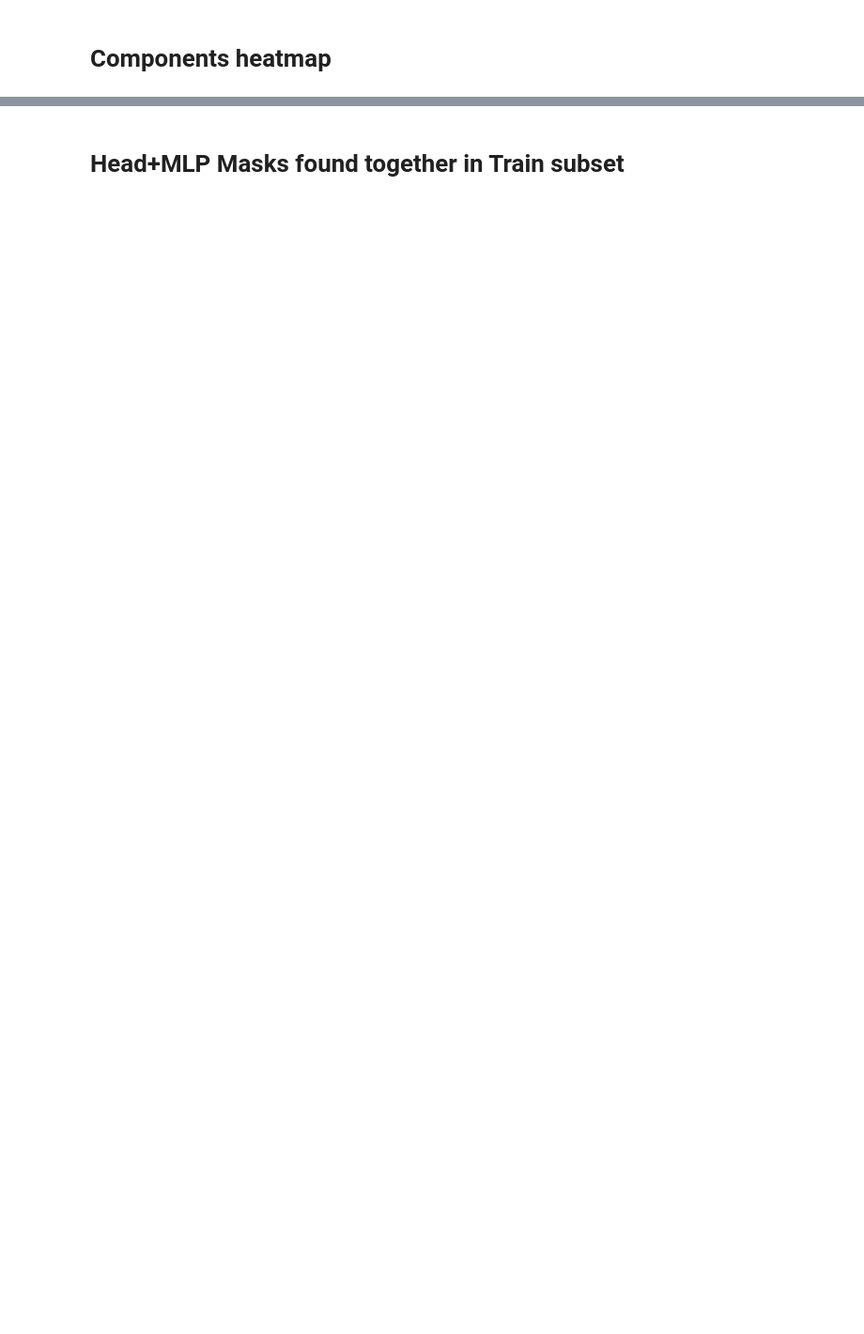
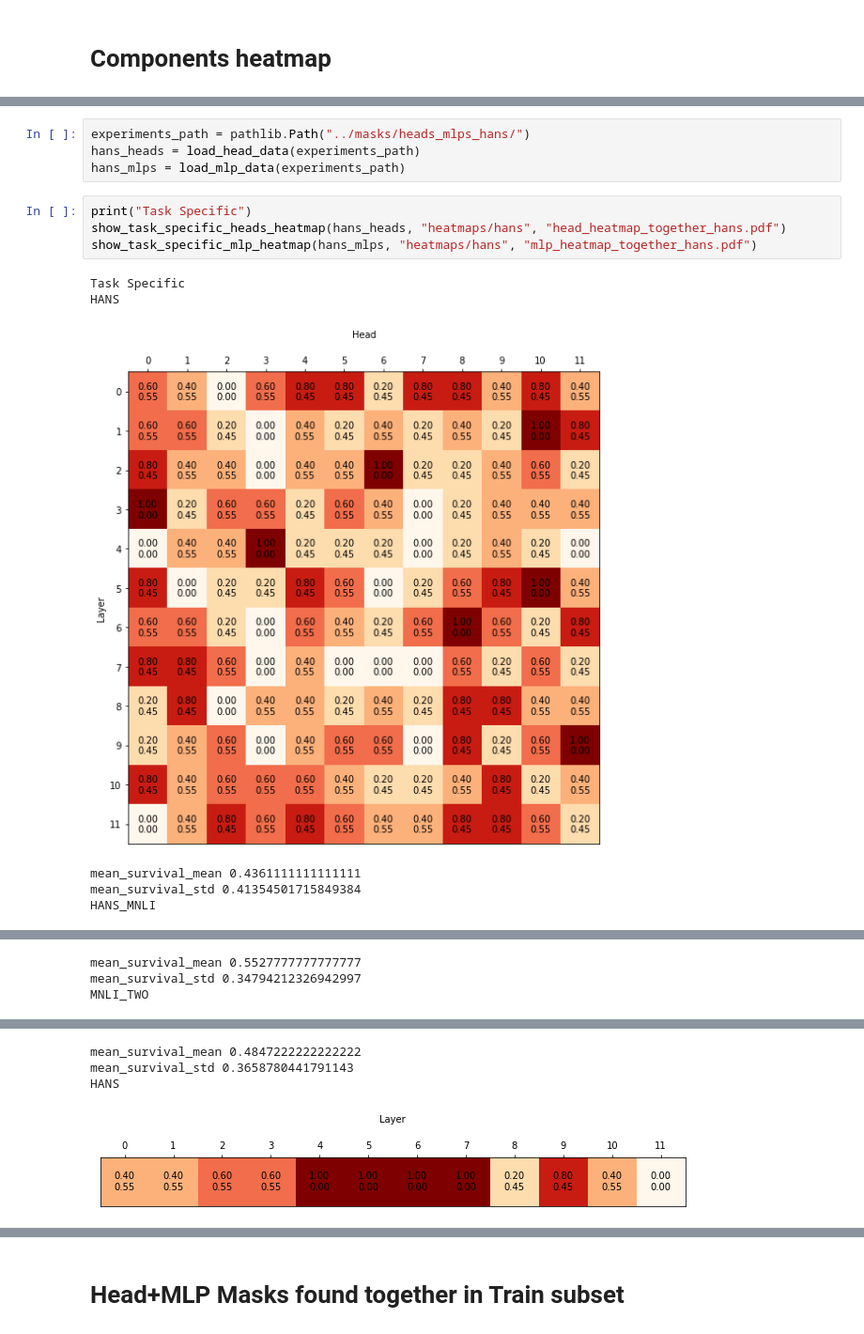
Before and after one commit to sai-prasanna/bert-experiments, a Jupyter notebook: experiment_analysis/component_heatmaps.ipynb, the cells around one changed output, grey strips where cells are left out. Shown at 94% size. Cells and saved outputs as stored; diff of their text form; blank space fills up the shorter version.

```diff
--- a/experiment_analysis/component_heatmaps.ipynb
+++ b/experiment_analysis/component_heatmaps.ipynb
@@ -175,0 +252,15 @@ show_task_specific_mlp_heatmap(n_mlp_data, "heatmaps/task_specific", "mlps_heatm
+# %%
+experiments_path = pathlib.Path("../masks/heads_mlps_hans/")
+hans_heads = load_head_data(experiments_path)
+hans_mlps = load_mlp_data(experiments_path)
+# %%
+print("Task Specific")
+show_task_specific_heads_heatmap(hans_heads, "heatmaps/hans", "head_heatmap_together_hans.pdf")
+show_task_specific_mlp_heatmap(hans_mlps, "heatmaps/hans", "mlp_heatmap_together_hans.pdf")
+# %% [output]
+Task Specific
+HANS
+[figure, added]
+mean_survival_mean 0.4361111111111111
+mean_survival_std 0.41354501715849384
+HANS_MNLI
@@ -175,0 +268,3 @@ show_task_specific_mlp_heatmap(n_mlp_data, "heatmaps/task_specific", "mlps_heatm
+mean_survival_mean 0.5527777777777777
+mean_survival_std 0.34794212326942997
+MNLI_TWO
@@ -175,0 +272,4 @@ show_task_specific_mlp_heatmap(n_mlp_data, "heatmaps/task_specific", "mlps_heatm
+mean_survival_mean 0.4847222222222222
+mean_survival_std 0.3658780441791143
+HANS
+[figure, added]
```
Also changed, not shown: parts of 23 cells of this notebook, 8 other files.
